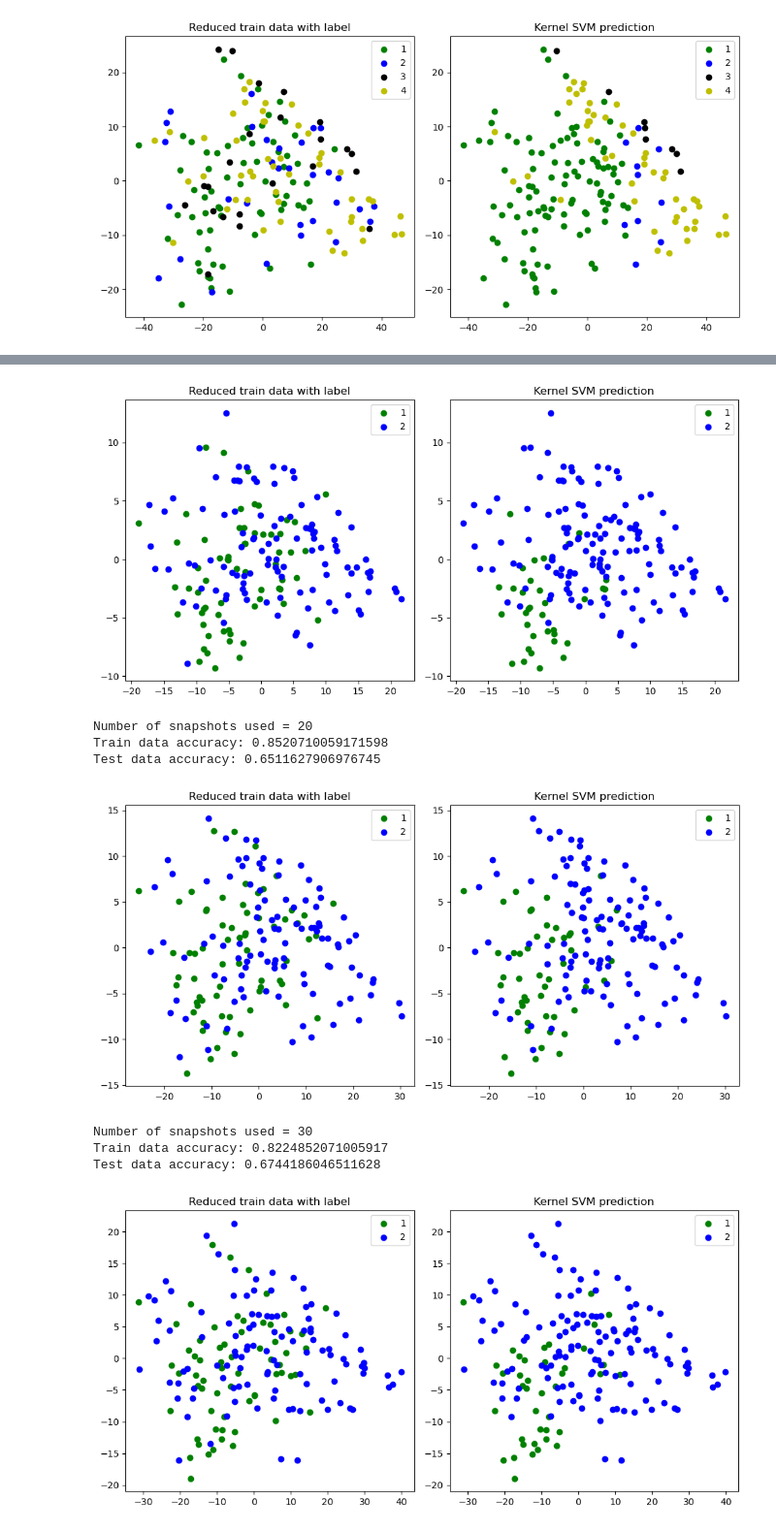
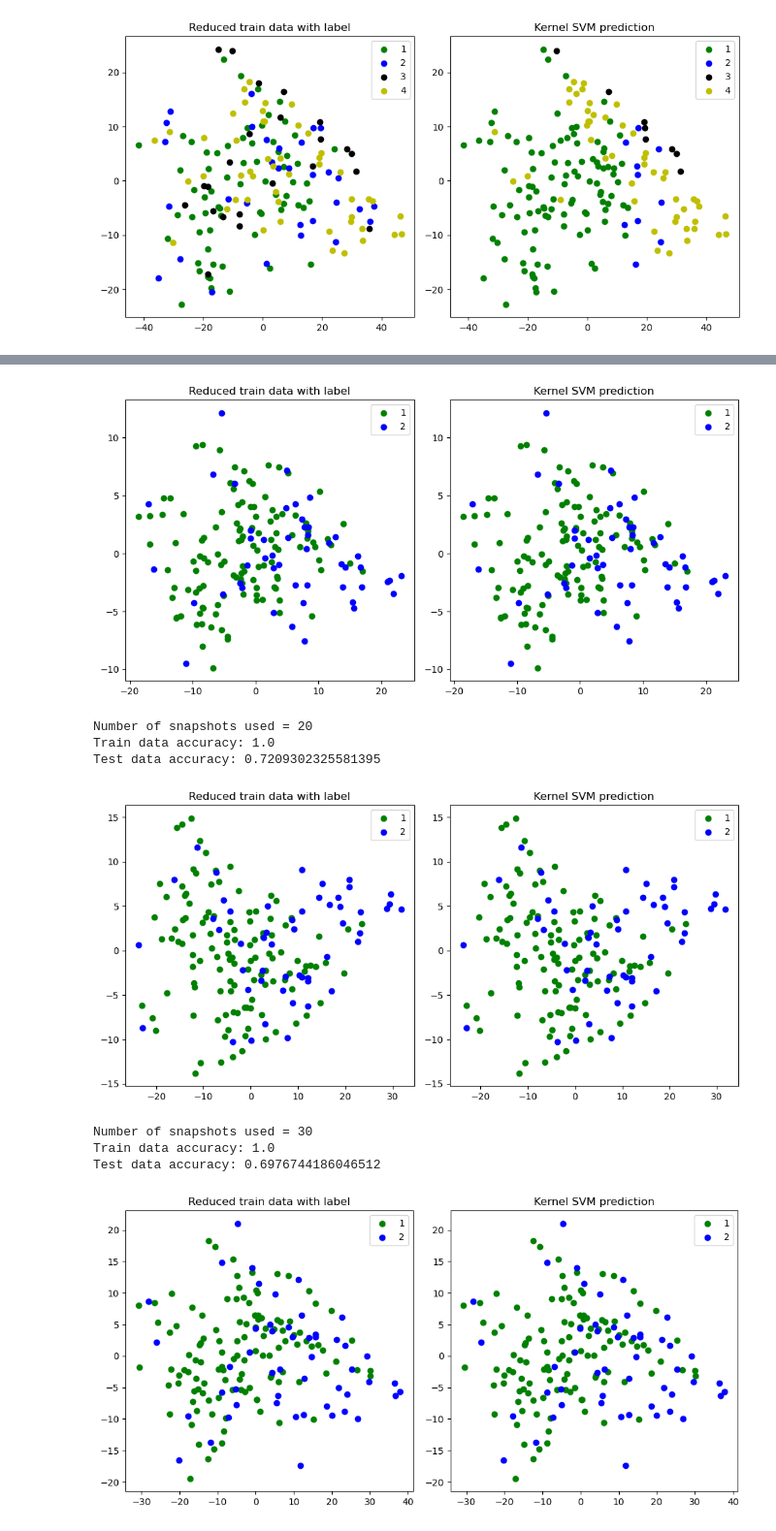
Before and after one commit to Sp24-CSE-382M/finalProject, a Jupyter notebook: SVM/svmClassifier_v2.ipynb, the cells around one changed output, grey strips where cells are left out. Shown at 97% size. Drawn from its saved outputs; the diff is of its cells as text; code cells hidden in the pictures.

```diff
--- a/SVM/svmClassifier_v2.ipynb
+++ b/SVM/svmClassifier_v2.ipynb
@@ -10,8 +10,8 @@ from sklearn.model_selection import train_test_split
 from sklearn import metrics
 from sklearn.decomposition import PCA
 
-datadir = '/home/naf999/jupyter-workspace/cse382m/final_project/data/'
-figdir  = '/home/naf999/jupyter-workspace/cse382m/final_project/figures_data/'
+datadir = '../data'
+figdir  = '../data'
 
 fname_data = os.path.join(datadir, 'gas_data.hdf5')
 
@@ -100,7 +100,7 @@ def preprocessData(x, y):
 def runSVM(x, y, make_fig=True):
     x_train, x_test, y_train, y_test = preprocessData(x, y)
 
-    svm_soft = SVC(kernel= 'rbf', C=1.0)
+    svm_soft = SVC(kernel= 'rbf', C=5.0, gamma = 1)
     svm_soft.fit(x_train, y_train)
     y_pred_test = svm_soft.predict(x_test)
     y_pred_train = svm_soft.predict(x_train)
@@ -161,7 +161,7 @@ Test data accuracy: 0.4418604651162791
 # Use labels_initial, don't relabel higher-order multiplicity.
 for num_samples in ['1', '5', '10', '20', '30', '50']:
     print('Number of snapshots used = {0:s}'.format(num_samples))
-    x, y = getData(fname_data, num_samples=num_samples, use_labels='initial', relabel_multiplicity=True)
+    x, y = getData(fname_data, num_samples=num_samples, use_labels='final', relabel_multiplicity=True)
     runSVM(x, y, make_fig=True)
 # %% [output]
 Number of snapshots used = 1
@@ -178,10 +178,10 @@ Test data accuracy: 0.627906976744186
-[figure, old version]
+[figure, new version]
 Number of snapshots used = 20
-Train data accuracy: 0.8520710059171598
-Test data accuracy: 0.6511627906976745
+Train data accuracy: 1.0
+Test data accuracy: 0.7209302325581395
-[figure, old version]
+[figure, new version]
 Number of snapshots used = 30
-Train data accuracy: 0.8224852071005917
-Test data accuracy: 0.6744186046511628
+Train data accuracy: 1.0
+Test data accuracy: 0.6976744186046512
-[figure, old version]
+[figure, new version]
 Number of snapshots used = 50
```
Also changed, not shown: parts of 1 cell of this notebook, 1 other file.
